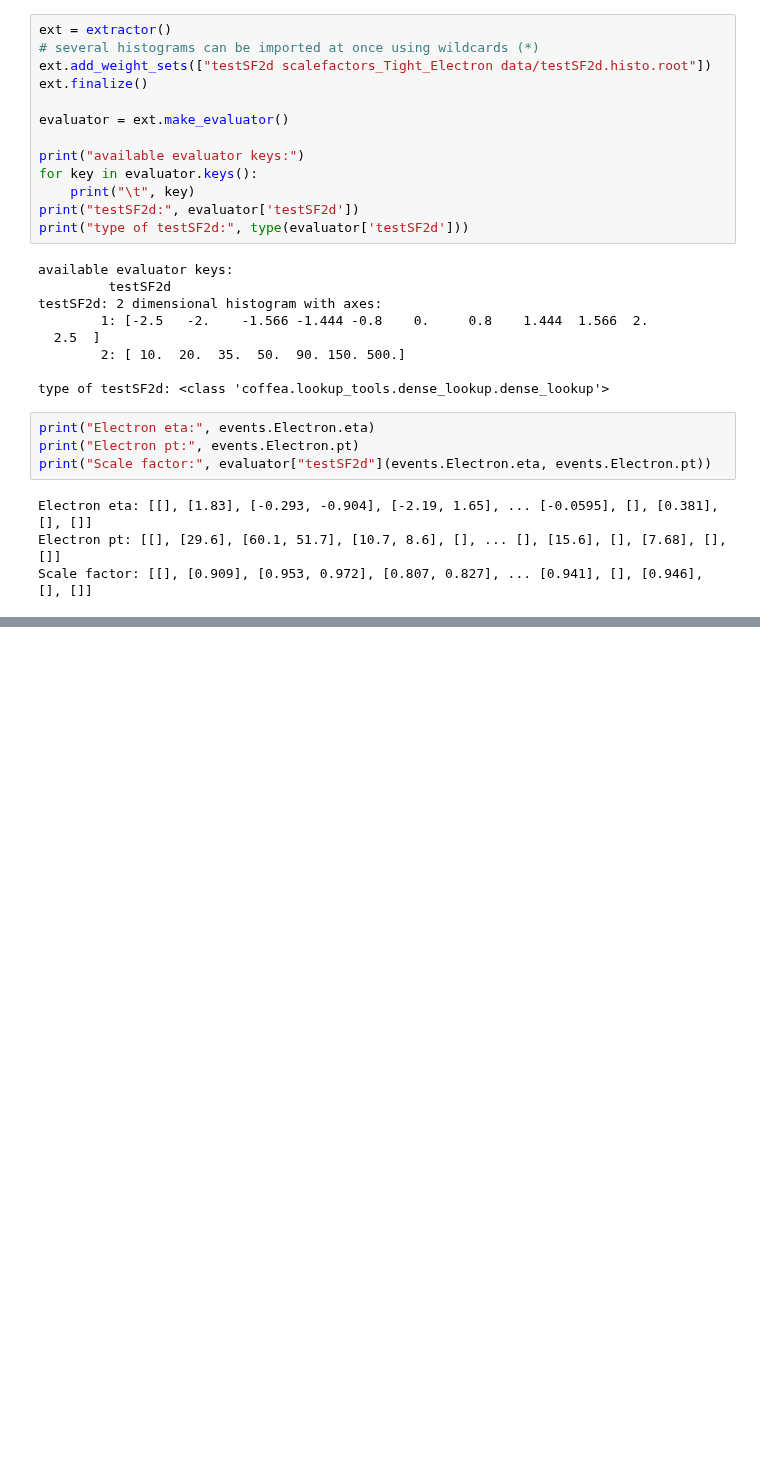
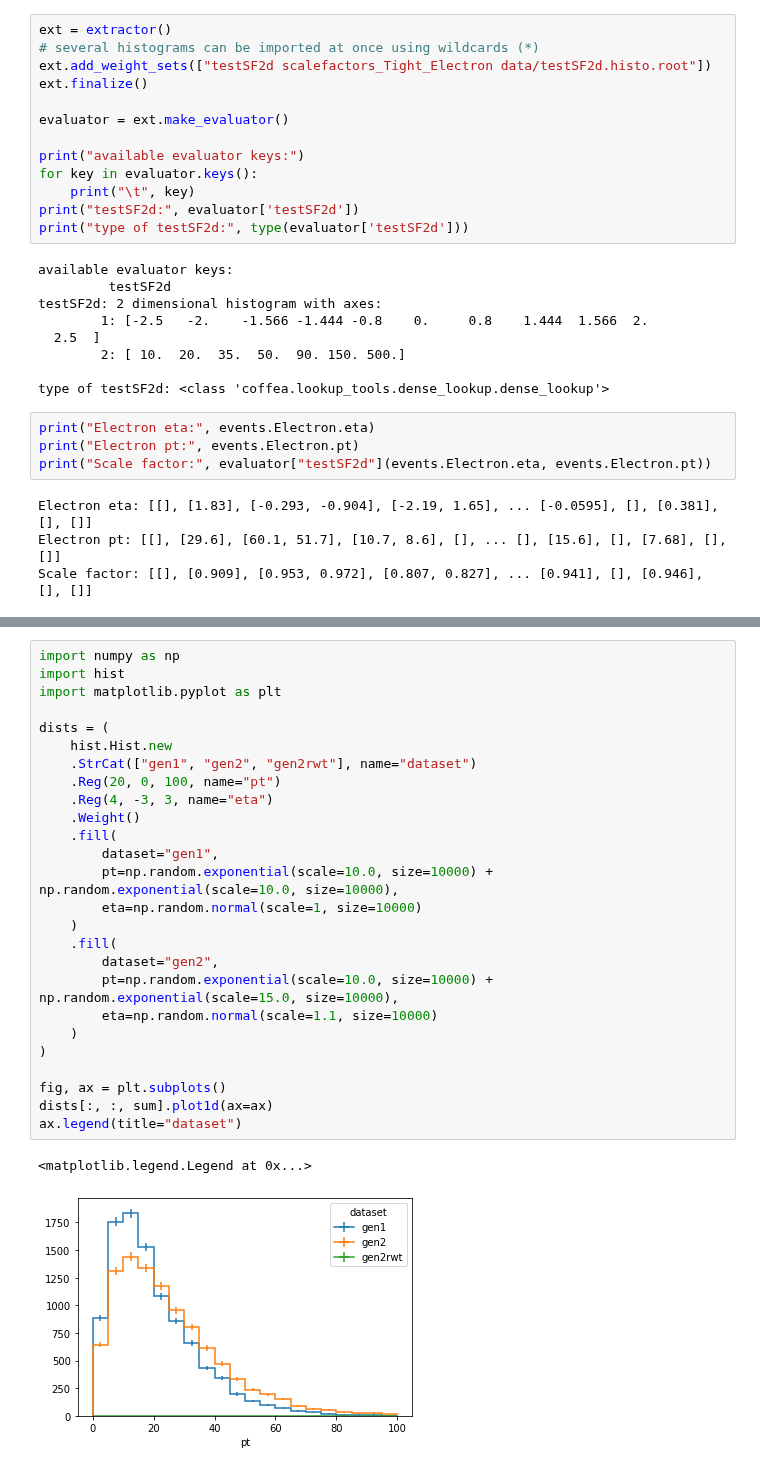
Before and after one commit to CoffeaTeam/coffea, a Jupyter notebook: binder/applying_corrections.ipynb, the cells around one changed output, grey strips where cells are left out. Saved outputs shown, nothing was run; the diff lists cells and outputs as text; blank space fills up the shorter version.

```diff
--- a/binder/applying_corrections.ipynb
+++ b/binder/applying_corrections.ipynb
@@ -351,0 +80,29 @@ systematic +: [[1.72, 1.77, 1.79, 1.8, 1.8], [1.01, 1.78, ... 1.8, 1.8, 1.8, 1.8
+# %%
+import numpy as np
+import hist
+import matplotlib.pyplot as plt
+
+dists = (
+    hist.Hist.new
+    .StrCat(["gen1", "gen2", "gen2rwt"], name="dataset")
+    .Reg(20, 0, 100, name="pt")
+    .Reg(4, -3, 3, name="eta")
+    .Weight()
+    .fill(
+        dataset="gen1",
+        pt=np.random.exponential(scale=10.0, size=10000) + np.random.exponential(scale=10.0, size=10000),
+        eta=np.random.normal(scale=1, size=10000)
+    )
+    .fill(
+        dataset="gen2",
+        pt=np.random.exponential(scale=10.0, size=10000) + np.random.exponential(scale=15.0, size=10000),
+        eta=np.random.normal(scale=1.1, size=10000)
+    )
+)
+
+fig, ax = plt.subplots()
+dists[:, :, sum].plot1d(ax=ax)
+ax.legend(title="dataset")
+# %% [output]
+<matplotlib.legend.Legend at 0x...>
+[figure, added]
```
Also changed, not shown: parts of 45 cells of this notebook, 7 other files.
